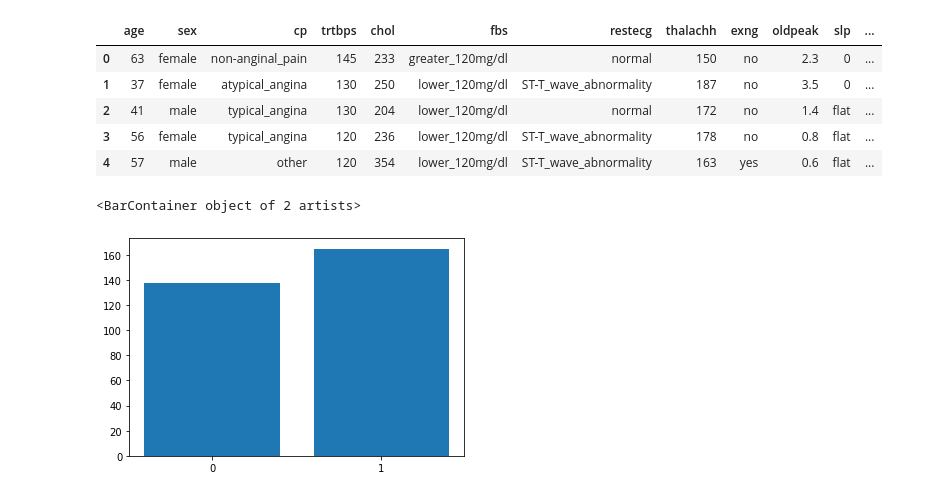
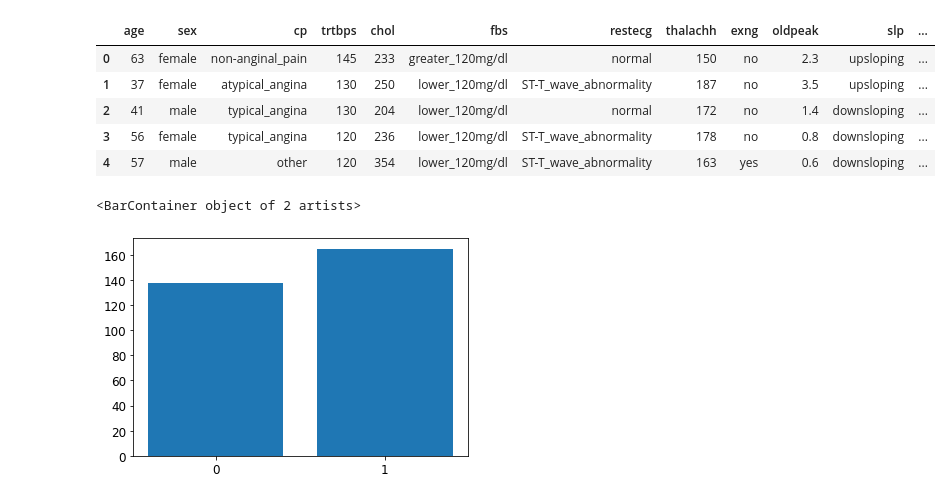
Before and after one commit to DanielBrooks253/Kaggle, a Jupyter notebook: Heart_Attack_Analysis/Heart_Attack_Analysis.ipynb, the cells around one changed output. Saved outputs shown, nothing was run; the diff lists cells and outputs as text; code cells hidden in the pictures.

```diff
--- a/Heart_Attack_Analysis/Heart_Attack_Analysis.ipynb
+++ b/Heart_Attack_Analysis/Heart_Attack_Analysis.ipynb
@@ -20,37 +20,39 @@ pd.options.mode.chained_assignment = None  #hide any pandas warnings
 # %%
 '''
 age: age
 sex: sex
 cp: chest pain type (4 values)
 trtbps: resting blood pressure
 chol: serum cholestoral in mg/dl
 fbs: fasting blood sugar > 120 mg/dl
 restecg: resting electrocardiographic results (values 0,1,2)
 thalachh: maximum heart rate achieved
 exng: exercise induced angina
 oldpeak: oldpeak = ST depression induced by exercise relative to rest
 slp: the slope of the peak exercise ST segment
 caa: number of major vessels (0-3) colored by flourosopy
 thall: thal: 3 = normal; 6 = fixed defect; 7 = reversable defect
 '''
 
 heart = pd.read_csv('https://raw.githubusercontent.com/DanielBrooks253/Kaggle/main/Heart_Attack_Analysis/heart.csv')
 heart['cp'].replace({1: 'typical_angina', 2: 'atypical_angina', 3: 'non-anginal_pain', 4: 'asymptomatic', 0:'other'}, inplace=True)
 heart['restecg'].replace({0:'normal', 1:'ST-T_wave_abnormality', 2:'signs_of_hypertrophy'}, inplace=True)
-heart['slp'].replace({1:'upsloping', 2:'flat', 3:'downsloping'}, inplace=True)
+heart['slp'].replace({0:'upsloping', 1:'flat', 2:'downsloping'}, inplace=True)
 heart['exng'].replace({0: 'no', 1:'yes'}, inplace=True)
 heart['thall'].replace({1:'normal', 2:'fixed_defect', 3:'reversable_defect', 0:'other'}, inplace=True)
 heart['sex'].replace({0:'male', 1:'female'}, inplace=True)
 heart['fbs'].replace({0:'lower_120mg/dl', 1:'greater_120mg/dl'}, inplace=True)
 
+heart['caa'] = heart['caa'].astype('object')
+
 heart.head()
 # %% [output]
 |  | age | sex | cp | trtbps | chol | fbs | restecg | thalachh | exng | oldpeak | slp | ... |
-| 0 | 63 | female | non-anginal_pain | 145 | 233 | greater_120mg/dl | normal | 150 | no | 2.3 | 0 | ... |
-| 1 | 37 | female | atypical_angina | 130 | 250 | lower_120mg/dl | ST-T_wave_abnormality | 187 | no | 3.5 | 0 | ... |
-| 2 | 41 | male | typical_angina | 130 | 204 | lower_120mg/dl | normal | 172 | no | 1.4 | flat | ... |
-| 3 | 56 | female | typical_angina | 120 | 236 | lower_120mg/dl | ST-T_wave_abnormality | 178 | no | 0.8 | flat | ... |
-| 4 | 57 | male | other | 120 | 354 | lower_120mg/dl | ST-T_wave_abnormality | 163 | yes | 0.6 | flat | ... |
+| 0 | 63 | female | non-anginal_pain | 145 | 233 | greater_120mg/dl | normal | 150 | no | 2.3 | upsloping | ... |
+| 1 | 37 | female | atypical_angina | 130 | 250 | lower_120mg/dl | ST-T_wave_abnormality | 187 | no | 3.5 | upsloping | ... |
+| 2 | 41 | male | typical_angina | 130 | 204 | lower_120mg/dl | normal | 172 | no | 1.4 | downsloping | ... |
+| 3 | 56 | female | typical_angina | 120 | 236 | lower_120mg/dl | ST-T_wave_abnormality | 178 | no | 0.8 | downsloping | ... |
+| 4 | 57 | male | other | 120 | 354 | lower_120mg/dl | ST-T_wave_abnormality | 163 | yes | 0.6 | downsloping | ... |
 # %%
 dt = pd.get_dummies(heart, drop_first=True)
 counts = {"0": len(heart[heart['output'] == 0]),
@@ -59,4 +61,4 @@ counts = {"0": len(heart[heart['output'] == 0]),
 plt.bar(counts.keys(), counts.values()) # Pretty even split
 # %% [output]
 <BarContainer object of 2 artists>
-[figure, old version]
+[figure, new version]
```
Also changed, not shown: parts of 17 cells of this notebook, 2 other files.
